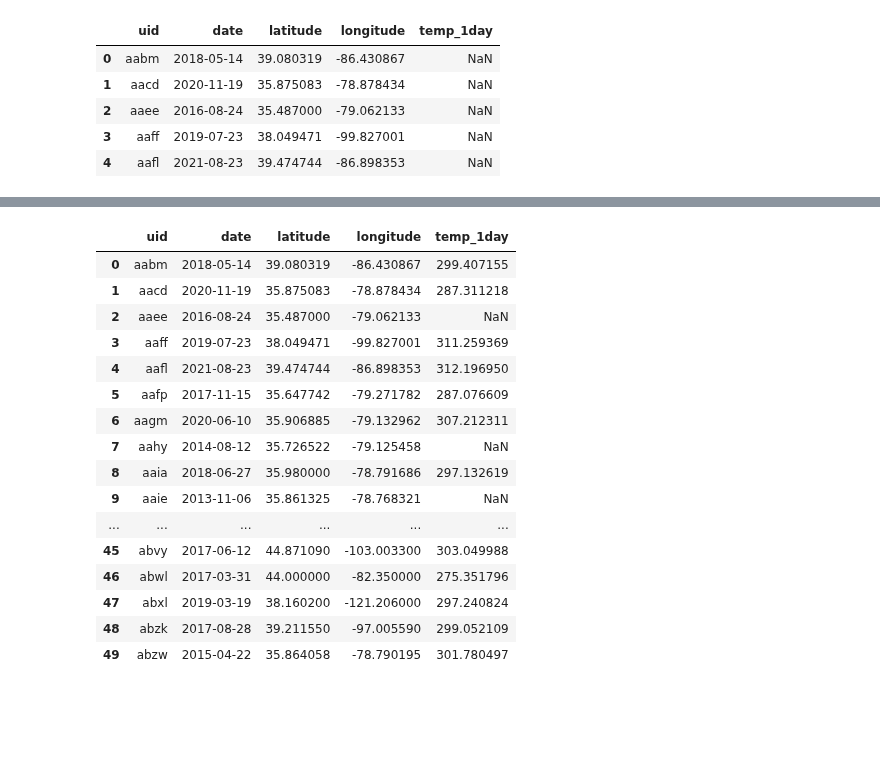
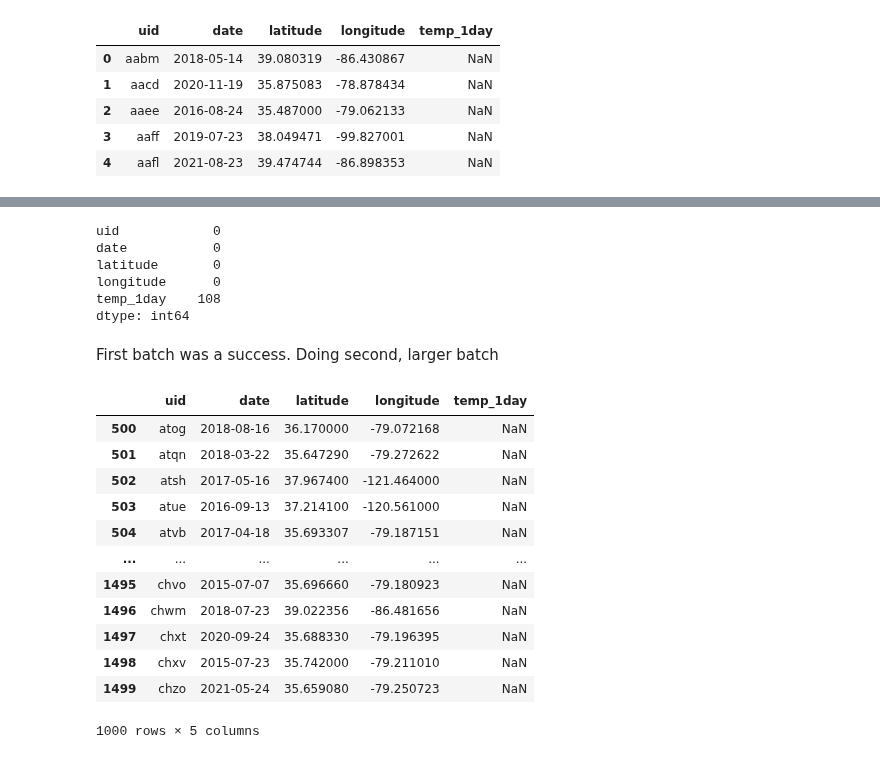
Before and after one commit to mduncan23/Predicting-Harmful-Algal-Blooms, a Jupyter notebook: Temp_data_pulls-my attempts.ipynb, the cells around one changed output, grey strips where cells are left out. Cells and saved outputs as stored; diff of their text form; code cells hidden in the pictures; blank space fills up the shorter version.

```diff
--- a/Temp_data_pulls-my attempts.ipynb
+++ b/Temp_data_pulls-my attempts.ipynb
@@ -448,6 +446,6 @@ test_climate_train_df
 # %%
-for index in range(len(test_climate_train_df)):
-    row = test_climate_train_df.iloc[index]
+for index in range(len(climate_train_df_499)):
+    row = climate_train_df_499.iloc[index]
 
     # getting temp data from one day prior
     sample_date = row['date'] - timedelta(1)
@@ -503,33 +501,42 @@ for index in range(len(test_climate_train_df)):
         temp_results = temp_results.mean().mean()
 
         # adding results back to row
-        test_climate_train_df['temp_1day'].loc[row.name] = temp_results
+        climate_train_df['temp_1day'].loc[row.name] = temp_results
         grbs.close()
         file.close()
         os.remove(file.name)
     except:
-        test_climate_train_df['temp_1day'].loc[row.name] = np.NaN
+        climate_train_df['temp_1day'].loc[row.name] = np.NaN
         grbs.close()
         file.close()
         os.remove(file.name)
-# %%
-test_climate_train_df
-# %% [output]
-|  | uid | date | latitude | longitude | temp_1day |
-| 0 | aabm | 2018-05-14 | 39.080319 | -86.430867 | 299.407155 |
-| 1 | aacd | 2020-11-19 | 35.875083 | -78.878434 | 287.311218 |
-| 2 | aaee | 2016-08-24 | 35.487000 | -79.062133 | NaN |
-| 3 | aaff | 2019-07-23 | 38.049471 | -99.827001 | 311.259369 |
-| 4 | aafl | 2021-08-23 | 39.474744 | -86.898353 | 312.196950 |
-| 5 | aafp | 2017-11-15 | 35.647742 | -79.271782 | 287.076609 |
-| 6 | aagm | 2020-06-10 | 35.906885 | -79.132962 | 307.212311 |
-| 7 | aahy | 2014-08-12 | 35.726522 | -79.125458 | NaN |
-| 8 | aaia | 2018-06-27 | 35.980000 | -78.791686 | 297.132619 |
-| 9 | aaie | 2013-11-06 | 35.861325 | -78.768321 | NaN |
-| ... | ... | ... | ... | ... | ... |
-| 45 | abvy | 2017-06-12 | 44.871090 | -103.003300 | 303.049988 |
-| 46 | abwl | 2017-03-31 | 44.000000 | -82.350000 | 275.351796 |
-| 47 | abxl | 2019-03-19 | 38.160200 | -121.206000 | 297.240824 |
-| 48 | abzk | 2017-08-28 | 39.211550 | -97.005590 | 299.052109 |
-| 49 | abzw | 2015-04-22 | 35.864058 | -78.790195 | 301.780497 |
+# %%
+climate_train_df.head(500).isna().sum()
+# %% [output]
+uid            0
+date           0
+latitude       0
+longitude      0
+temp_1day    108
+dtype: int64
+# %% [markdown]
+First batch was a success. Doing second, larger batch
+# %%
+climate_train_df_500_1499 = climate_train_df[500:1500]
+# %%
+climate_train_df_500_1499
+# %% [output]
+|  | uid | date | latitude | longitude | temp_1day |
+| 500 | atog | 2018-08-16 | 36.170000 | -79.072168 | NaN |
+| 501 | atqn | 2018-03-22 | 35.647290 | -79.272622 | NaN |
+| 502 | atsh | 2017-05-16 | 37.967400 | -121.464000 | NaN |
+| 503 | atue | 2016-09-13 | 37.214100 | -120.561000 | NaN |
+| 504 | atvb | 2017-04-18 | 35.693307 | -79.187151 | NaN |
+| ... | ... | ... | ... | ... | ... |
+| 1495 | chvo | 2015-07-07 | 35.696660 | -79.180923 | NaN |
+| 1496 | chwm | 2018-07-23 | 39.022356 | -86.481656 | NaN |
+| 1497 | chxt | 2020-09-24 | 35.688330 | -79.196395 | NaN |
+| 1498 | chxv | 2015-07-23 | 35.742000 | -79.211010 | NaN |
+| 1499 | chzo | 2021-05-24 | 35.659080 | -79.250723 | NaN |
+1000 rows × 5 columns
 # %%
```
Also changed, not shown: parts of 29 cells of this notebook.
